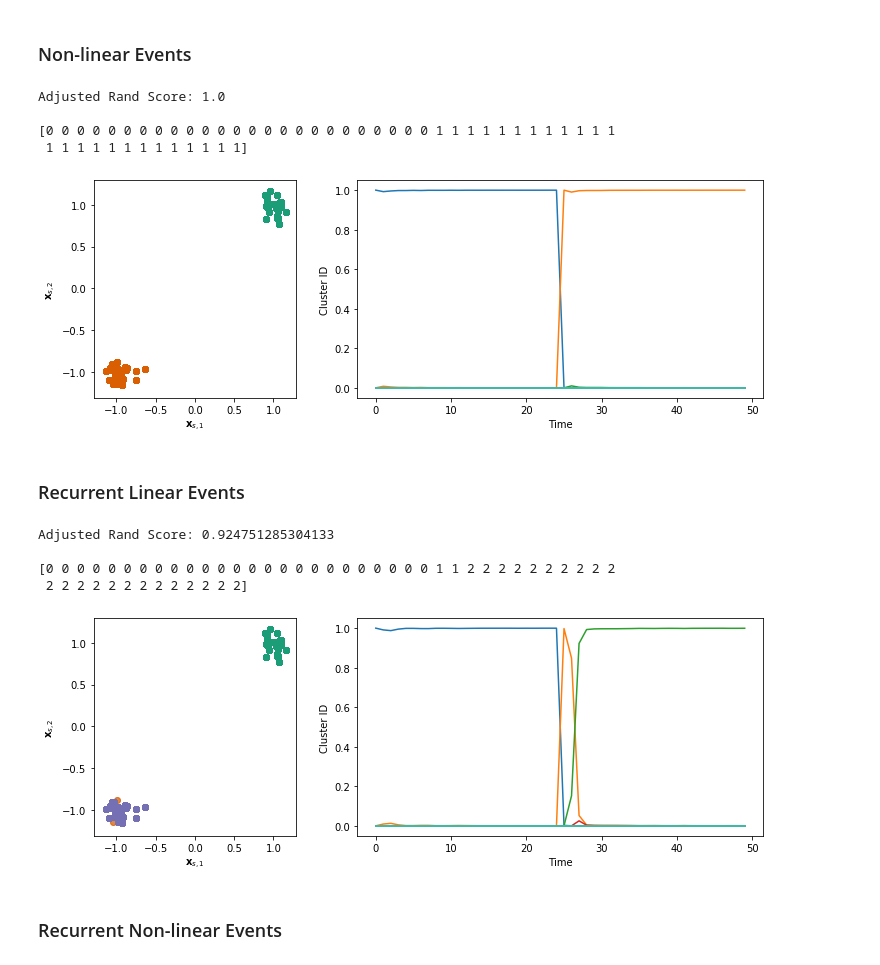
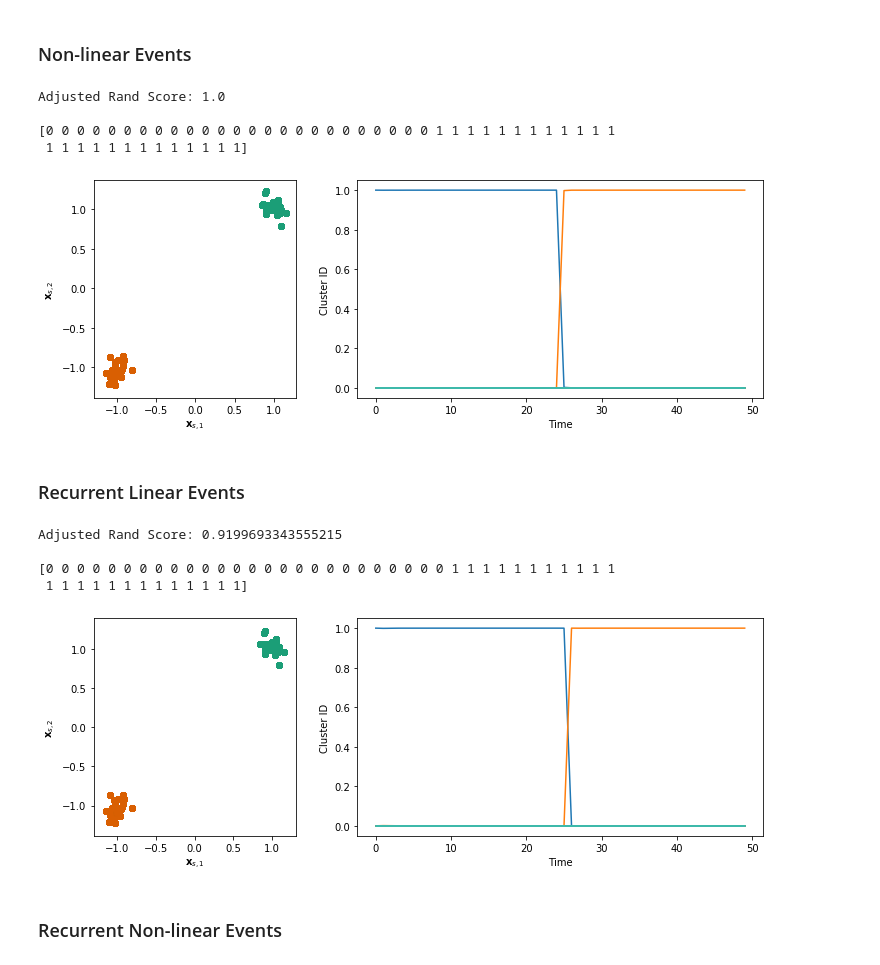
Before and after one commit to nicktfranklin/SEM2, a Jupyter notebook: Tutorials and Demos/Demo - Toy Data (Segmentation).ipynb, the cells around one changed output. Saved outputs shown, nothing was run; the diff lists cells and outputs as text; code cells hidden in the pictures.

```diff
--- a/Tutorials and Demos/Demo - Toy Data (Segmentation).ipynb
+++ b/Tutorials and Demos/Demo - Toy Data (Segmentation).ipynb
@@ -129,7 +124,7 @@ Adjusted Rand Score: 1.0
 # Initialize keras model
 sem_kwargs3 = dict(
     lmda=lmda, alfa=alfa, f_class=NonLinearEvent,
-    f_opts=dict(var_scale0=var_scale, var_df0=var_df)
+    f_opts=dict()
 )
 
 sem3 = SEM(**sem_kwargs3)
@@ -141,26 +136,26 @@ Adjusted Rand Score: 1.0
 
 [0 0 0 0 0 0 0 0 0 0 0 0 0 0 0 0 0 0 0 0 0 0 0 0 0 1 1 1 1 1 1 1 1 1 1 1 1
  1 1 1 1 1 1 1 1 1 1 1 1 1]
-[figure, old version]
+[figure, new version]
 # %% [markdown]
 ###  Recurrent Linear Events
 # %%
 # Initialize keras model
 sem_kwargs4 = dict(
-    lmda=lmda, alfa=alfa, f_class=RecurentLinearEvent,
-    f_opts=dict(t=3, var_scale0=var_scale, var_df0=var_df)
+    lmda=lmda, alfa=alfa, f_class=RecurrentLinearEvent,
+    f_opts=dict(t=3)
 )
 
 sem4 = SEM(**sem_kwargs4)
 post = sem4.run(x_train)
 tf.Session().close()
 plot_segmentation(post, y)
 # %% [output]
-Adjusted Rand Score: 0.924751285304133
+Adjusted Rand Score: 0.9199693343555215
 
-[0 0 0 0 0 0 0 0 0 0 0 0 0 0 0 0 0 0 0 0 0 0 0 0 0 1 1 2 2 2 2 2 2 2 2 2 2
- 2 2 2 2 2 2 2 2 2 2 2 2 2]
+[0 0 0 0 0 0 0 0 0 0 0 0 0 0 0 0 0 0 0 0 0 0 0 0 0 0 1 1 1 1 1 1 1 1 1 1 1
+ 1 1 1 1 1 1 1 1 1 1 1 1 1]
-[figure, old version]
+[figure, new version]
 # %% [markdown]
 ### Recurrent Non-linear Events
 # %%
```
Also changed, not shown: parts of 38 cells of this notebook.
